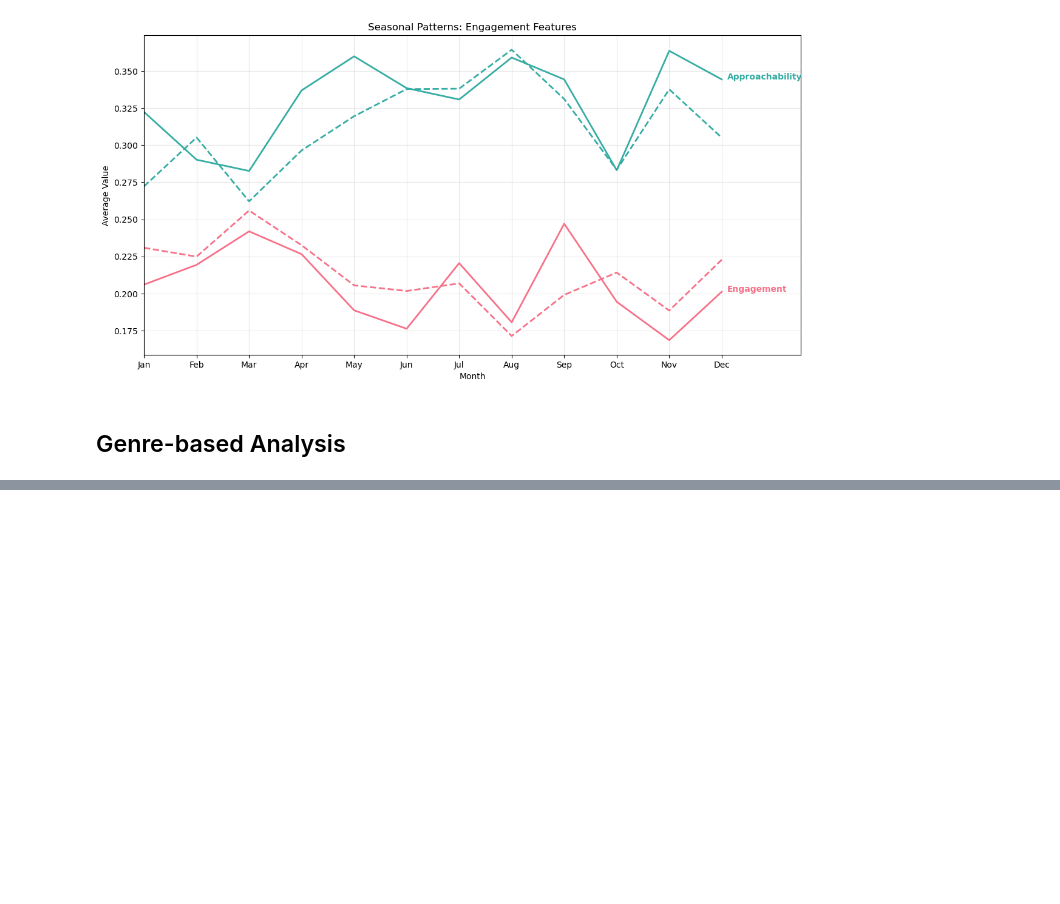
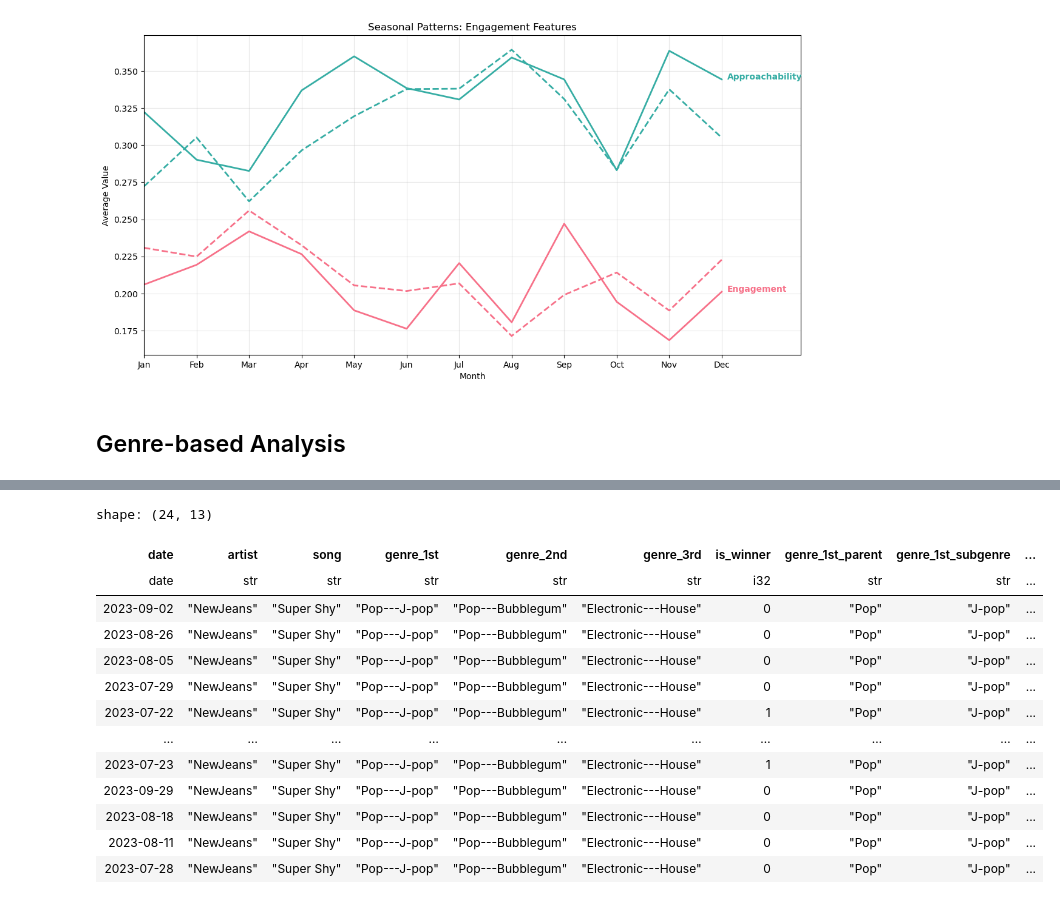
Before and after one commit to ccaban6/love-dive-into-kpop-music-show-winners, a Jupyter notebook: notebooks/04_explore_audio_features.ipynb, the cells around one changed output, grey strips where cells are left out. Cells and saved outputs as stored; diff of their text form; code cells hidden in the pictures; blank space fills up the shorter version.

Commit message:
Working on the Genre section, thinking of questions to answer

```diff
--- a/notebooks/04_explore_audio_features.ipynb
+++ b/notebooks/04_explore_audio_features.ipynb
@@ -665,0 +654,6 @@ analyze_genre_win_rates(genre_df, title="Tertiary", genre_col='genre_3rd', top_n
+# %%
+def parse_genre(genre_string):
+    parts = genre_string.split('---')
+    parent = parts[0].strip()
+    subgenre = parts[1].strip() if len(parts) > 1 else None
+    return parent, subgenre
@@ -665,0 +752,27 @@ analyze_genre_win_rates(genre_df, title="Tertiary", genre_col='genre_3rd', top_n
+# %%
+combo_dates = all_awards.join(audio, left_on=["artist", "song"], right_on=["artist", "song_title"], how="inner").with_columns([
+    pl.when(pl.col("placement") == 1).then(1).otherwise(0).alias("is_winner")
+])
+# %%
+combo_dates = combo_dates[['date', 'artist', 'song', 'audio_features__genre__top_1_class', 'audio_features__genre__top_2_class', 'audio_features__genre__top_3_class', 'is_winner']]
+combo_dates = combo_dates.rename({'audio_features__genre__top_1_class': 'genre_1st', 'audio_features__genre__top_2_class': 'genre_2nd', 'audio_features__genre__top_3_class': 'genre_3rd'})
+combo_dates = combo_dates.with_columns(
+    pl.col('genre_1st').map_elements(parse_genre).alias('genre_1st_split'),
+    pl.col('genre_2nd').map_elements(parse_genre).alias('genre_2nd_split')
+    ).with_columns(
+        pl.col('genre_1st_split').list.get(0).alias('genre_1st_parent'),
+        pl.col('genre_1st_split').list.get(1).alias('genre_1st_subgenre'),
+        pl.col('genre_2nd_split').list.get(0).alias('genre_2nd_parent'),
+        pl.col('genre_2nd_split').list.get(1).alias('genre_2nd_subgenre'),
+    ).with_columns(
+        pl.when(pl.col('genre_1st_subgenre') < pl.col('genre_2nd_subgenre'))
+        .then(pl.concat_str([pl.col('genre_1st_subgenre'), pl.col('genre_2nd_subgenre')], separator=' + '))
+        .otherwise(pl.concat_str([pl.col('genre_2nd_subgenre'), pl.col('genre_1st_subgenre')], separator=' + '))
+        .alias('sorted_combo')
+    ).drop(['genre_1st_split', 'genre_2nd_split'])
+# %%
+combo_dates = combo_dates.with_columns(
+    pl.col('date').str.to_date(format="%Y-%m-%d %H:%M:%S")
+).with_columns(
+    pl.col('date').dt.year().alias('year')
+)
@@ -665,0 +880,17 @@ analyze_genre_win_rates(genre_df, title="Tertiary", genre_col='genre_3rd', top_n
+# %%
+combo_dates.filter(pl.col('sorted_combo') == "Bubblegum + J-pop")
+# %% [output]
+shape: (24, 13)
+| date | artist | song | genre_1st | genre_2nd | genre_3rd | is_winner | genre_1st_parent | genre_1st_subgenre | ... |
+| date | str | str | str | str | str | i32 | str | str | ... |
+| 2023-09-02 | "NewJeans" | "Super Shy" | "Pop---J-pop" | "Pop---Bubblegum" | "Electronic---House" | 0 | "Pop" | "J-pop" | ... |
+| 2023-08-26 | "NewJeans" | "Super Shy" | "Pop---J-pop" | "Pop---Bubblegum" | "Electronic---House" | 0 | "Pop" | "J-pop" | ... |
+| 2023-08-05 | "NewJeans" | "Super Shy" | "Pop---J-pop" | "Pop---Bubblegum" | "Electronic---House" | 0 | "Pop" | "J-pop" | ... |
+| 2023-07-29 | "NewJeans" | "Super Shy" | "Pop---J-pop" | "Pop---Bubblegum" | "Electronic---House" | 0 | "Pop" | "J-pop" | ... |
+| 2023-07-22 | "NewJeans" | "Super Shy" | "Pop---J-pop" | "Pop---Bubblegum" | "Electronic---House" | 1 | "Pop" | "J-pop" | ... |
+| … | … | … | … | … | … | … | … | … | ... |
+| 2023-07-23 | "NewJeans" | "Super Shy" | "Pop---J-pop" | "Pop---Bubblegum" | "Electronic---House" | 1 | "Pop" | "J-pop" | ... |
+| 2023-09-29 | "NewJeans" | "Super Shy" | "Pop---J-pop" | "Pop---Bubblegum" | "Electronic---House" | 0 | "Pop" | "J-pop" | ... |
+| 2023-08-18 | "NewJeans" | "Super Shy" | "Pop---J-pop" | "Pop---Bubblegum" | "Electronic---House" | 0 | "Pop" | "J-pop" | ... |
+| 2023-08-11 | "NewJeans" | "Super Shy" | "Pop---J-pop" | "Pop---Bubblegum" | "Electronic---House" | 0 | "Pop" | "J-pop" | ... |
+| 2023-07-28 | "NewJeans" | "Super Shy" | "Pop---J-pop" | "Pop---Bubblegum" | "Electronic---House" | 0 | "Pop" | "J-pop" | ... |
```
Also changed, not shown: parts of 17 cells of this notebook.
